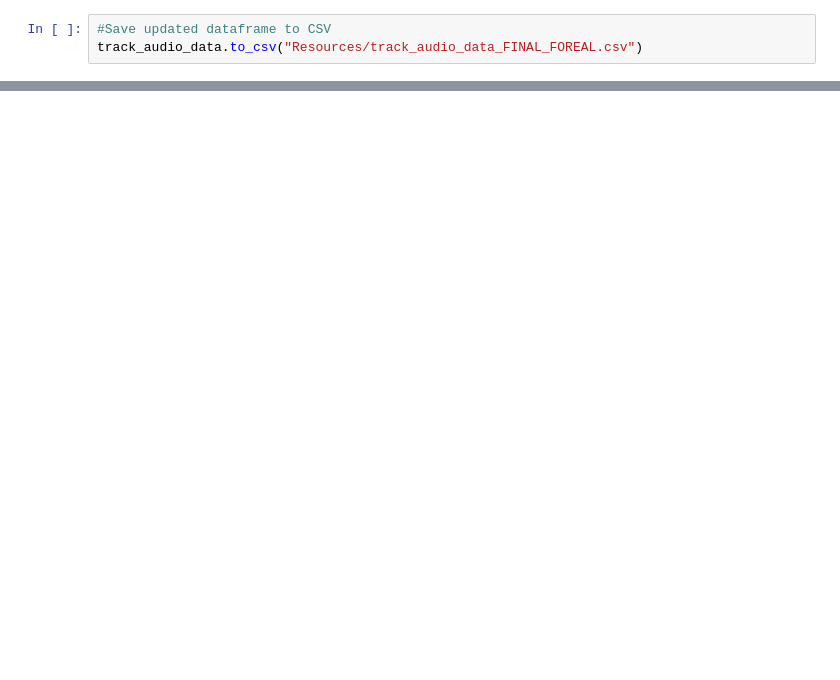
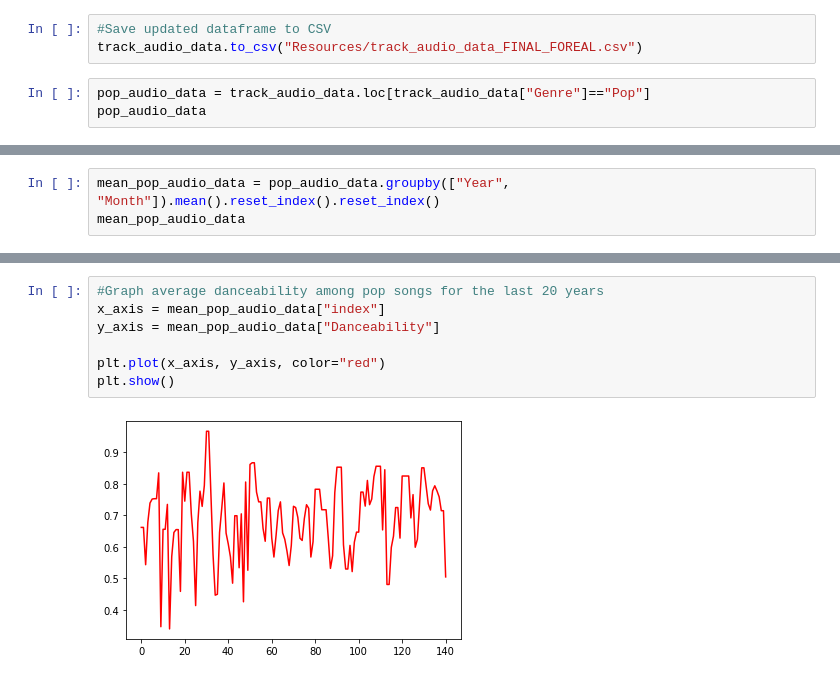
Before and after one commit to jdemusz/billboard2000-2020, a Jupyter notebook: analysis_exploration.ipynb, the cells around one changed output, grey strips where cells are left out. Cells and saved outputs as stored; diff of their text form; blank space fills up the shorter version.

```diff
--- a/analysis_exploration.ipynb
+++ b/analysis_exploration.ipynb
@@ -105,3 +117,6 @@ track_audio_data
 # %%
 #Save updated dataframe to CSV
 track_audio_data.to_csv("Resources/track_audio_data_FINAL_FOREAL.csv")
+# %%
+pop_audio_data = track_audio_data.loc[track_audio_data["Genre"]=="Pop"]
+pop_audio_data
@@ -107,0 +158,3 @@ track_audio_data.to_csv("Resources/track_audio_data_FINAL_FOREAL.csv")
+# %%
+mean_pop_audio_data = pop_audio_data.groupby(["Year", "Month"]).mean().reset_index().reset_index()
+mean_pop_audio_data
@@ -108 +179,10 @@ track_audio_data.to_csv("Resources/track_audio_data_FINAL_FOREAL.csv")
+# %%
+#Graph average danceability among pop songs for the last 20 years
+x_axis = mean_pop_audio_data["index"]
+y_axis = mean_pop_audio_data["Danceability"]
+
+plt.plot(x_axis, y_axis, color="red")
+plt.show()
+# %% [output]
+[figure, added]
 # %%
```
Also changed, not shown: parts of 18 cells of this notebook, 1 other file.
